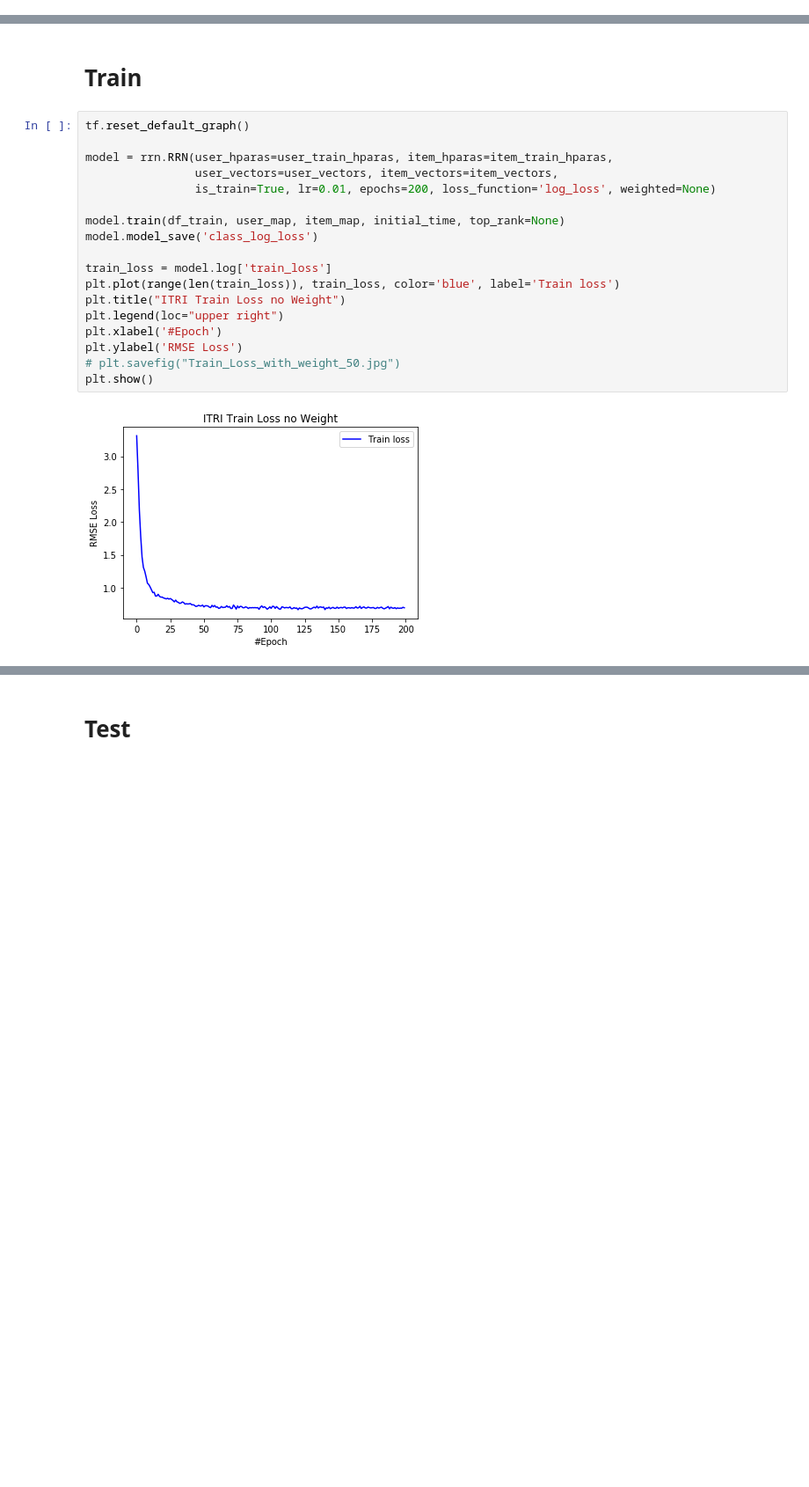
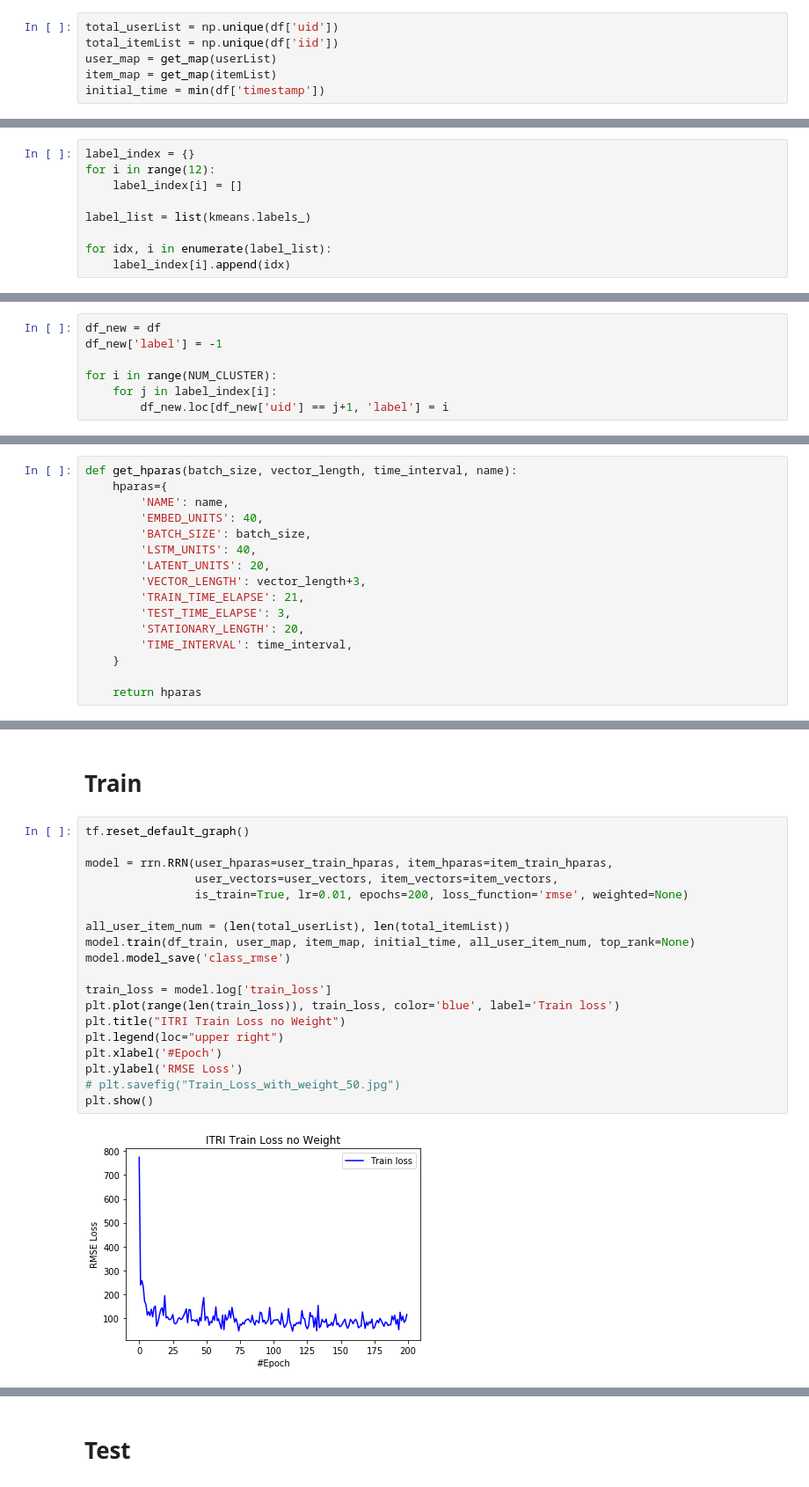
Before and after one commit to yutailin1993/Recommender-Exp, a Jupyter notebook: rrn/RRN_main.ipynb, the cells around one changed output, grey strips where cells are left out. Shown at 88% size. Saved outputs shown, nothing was run; the diff lists cells and outputs as text; blank space fills up the shorter version.

Commit message:
Add cluster method

```diff
--- a/rrn/RRN_main.ipynb
+++ b/rrn/RRN_main.ipynb
@@ -51,3 +55,9 @@ def train_test_split(df, time_interval, split_rate= 0.125):
     df_test = df[df['timestamp'] >= split_time]
 
     return df_train, df_test
+# %%
+total_userList = np.unique(df['uid'])
+total_itemList = np.unique(df['iid'])
+user_map = get_map(userList)
+item_map = get_map(itemList)
+initial_time = min(df['timestamp'])
@@ -53,0 +98,9 @@ def train_test_split(df, time_interval, split_rate= 0.125):
+# %%
+label_index = {}
+for i in range(12):
+    label_index[i] = []
+
+label_list = list(kmeans.labels_)
+
+for idx, i in enumerate(label_list):
+    label_index[i].append(idx)
@@ -53,0 +109,7 @@ def train_test_split(df, time_interval, split_rate= 0.125):
+# %%
+df_new = df
+df_new['label'] = -1
+
+for i in range(NUM_CLUSTER):
+    for j in label_index[i]:
+        df_new.loc[df_new['uid'] == j+1, 'label'] = i
@@ -53,0 +118,16 @@ def train_test_split(df, time_interval, split_rate= 0.125):
+# %%
+def get_hparas(batch_size, vector_length, time_interval, name):
+    hparas={
+        'NAME': name,
+        'EMBED_UNITS': 40,
+        'BATCH_SIZE': batch_size,
+        'LSTM_UNITS': 40,
+        'LATENT_UNITS': 20,
+        'VECTOR_LENGTH': vector_length+3,
+        'TRAIN_TIME_ELAPSE': 21,
+        'TEST_TIME_ELAPSE': 3,
+        'STATIONARY_LENGTH': 20,
+        'TIME_INTERVAL': time_interval,
+    }
+
+    return hparas
@@ -90,20 +252,21 @@ item_test_hparas = get_hparas(len(item_test_list), len(userList), item_time_inte
 # %%
 tf.reset_default_graph()
 
 model = rrn.RRN(user_hparas=user_train_hparas, item_hparas=item_train_hparas,
                 user_vectors=user_vectors, item_vectors=item_vectors,
-                is_train=True, lr=0.01, epochs=200, loss_function='log_loss', weighted=None)
+                is_train=True, lr=0.01, epochs=200, loss_function='rmse', weighted=None)
 
-model.train(df_train, user_map, item_map, initial_time, top_rank=None)
-model.model_save('class_log_loss')
+all_user_item_num = (len(total_userList), len(total_itemList))
+model.train(df_train, user_map, item_map, initial_time, all_user_item_num, top_rank=None)
+model.model_save('class_rmse')
 
 train_loss = model.log['train_loss']
 plt.plot(range(len(train_loss)), train_loss, color='blue', label='Train loss')
 plt.title("ITRI Train Loss no Weight")
 plt.legend(loc="upper right")
 plt.xlabel('#Epoch')
 plt.ylabel('RMSE Loss')
 # plt.savefig("Train_Loss_with_weight_50.jpg")
 plt.show()
 # %% [output]
-[figure, old version]
+[figure, new version]
```
Also changed, not shown: parts of 15 cells of this notebook, 4 other files.
